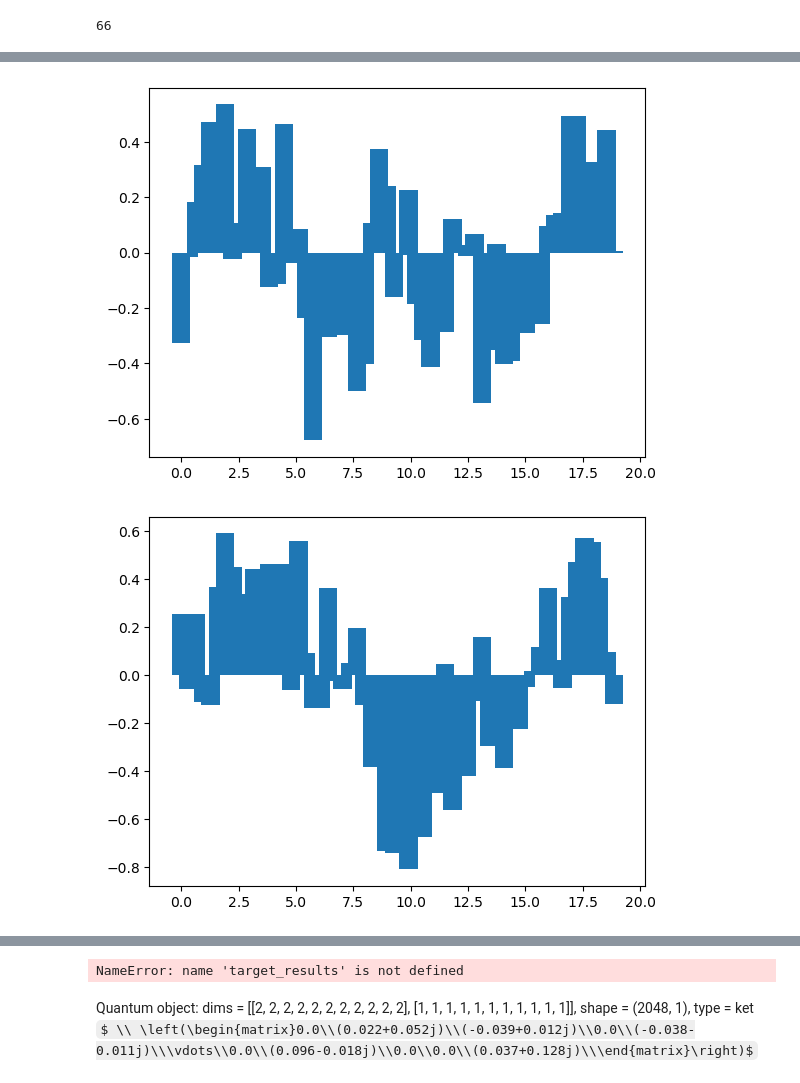
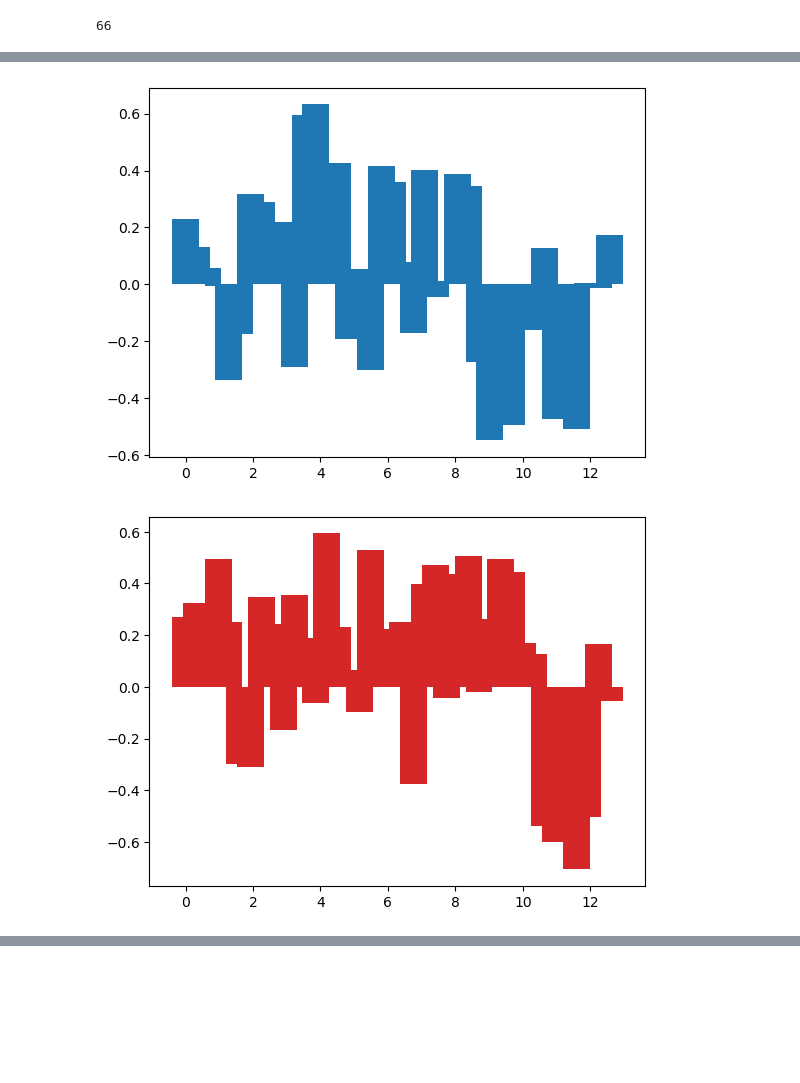
Before and after one commit to AdamTaylor1999/Implicit-QControl, a Jupyter notebook: optimal_propagator_simulation_python.ipynb, the cells around one changed output, grey strips where cells are left out. Cells and saved outputs as stored; diff of their text form; code cells hidden in the pictures; some formulas as TeX source; blank space fills up the shorter version.

```diff
--- a/optimal_propagator_simulation_python.ipynb
+++ b/optimal_propagator_simulation_python.ipynb
@@ -27,14 +27,18 @@ len(lie_algebra)
 66
 # %%
 #importing data
-n = 6
-T_optm = 18.8496
+n = 4
+T_optm = 12.5664
 c1q_Pauli_strings = all_single_operator_strings(n, 'X')
 c2q_Pauli_strings = local_2body_strings(n, 'ZZ')
 c1q_binned = np.loadtxt('c1q_binned_run_1.txt', delimiter = ',')
 c2q_binned = np.loadtxt('c2q_binned_run_1.txt', delimiter = ',')
 num_bins = len(c1q_binned[:, 0])
 Dt = T_optm / num_bins
+
+
+
+#ALWAYS CHECK T_OPTM
 # %%
 #organising data into coefficients for mesolve
 time_steps = 10000
@@ -59,7 +63,9 @@ for j in range(n - 1):
 #plotting the gate sequence
 times_binned = np.linspace(0, T_optm, num_bins)
 for i in range(n):
-    plt.bar(times_binned, c1q_binned[:, i])
+    plt.bar(times_binned, c1q_binned[:, i], color = 'tab:blue')
     plt.show()
-    1 == 1
+for i in range(n - 1):
+    plt.bar(times_binned, c2q_binned[:, i], color = 'tab:red')
+    plt.show()
 # %% [output]
@@ -69,2 +75,2 @@ for i in range(n):
-[figure, old version]
+[figure, new version]
-[figure, old version]
+[figure, new version]
@@ -97,7 +104,6 @@ psi0 = tensor([basis(2, 1), basis(2, 0), basis(2, 1), basis(2, 1), basis(2, 1),
 result = mesolve(H_control, psi0, times)
 # %%
-n = 11
-psi0 = tensor([basis(2, 1)] * 5 + [basis(2, 0)] * 6)
+n = 4
 target_Pauli_strings = tuple(list(local_2body_strings(n, 'YY')) + list(local_2body_strings(n, 'ZZ')))
 target_T_evol = 1
 target_times = np.linspace(0, target_T_evol, time_steps)
@@ -105,12 +111,6 @@ target_Hamiltonian = 0
 for P_str in target_Pauli_strings:
     target_Hamiltonian += operator_string_from_Pauli_string(P_str)
 target_result = sesolve(target_Hamiltonian, psi0, target_times)
-# %% [output]
-NameError: name 'target_results' is not defined
-# %%
-target_result.states[-1]
-# %% [output]
-Quantum object: dims = [[2, 2, 2, 2, 2, 2, 2, 2, 2, 2, 2], [1, 1, 1, 1, 1, 1, 1, 1, 1, 1, 1]], shape = (2048, 1), type = ket $ \\ \left(\begin{matrix}0.0\\(0.022+0.052j)\\(-0.039+0.012j)\\0.0\\(-0.038-0.011j)\\\vdots\\0.0\\(0.096-0.018j)\\0.0\\0.0\\(0.037+0.128j)\\\end{matrix}\right)$
 # %%
 control_state = result.states[-1]
 target_state = target_result.states[-1]
```
Also changed, not shown: parts of 7 cells of this notebook, 25 other files.
